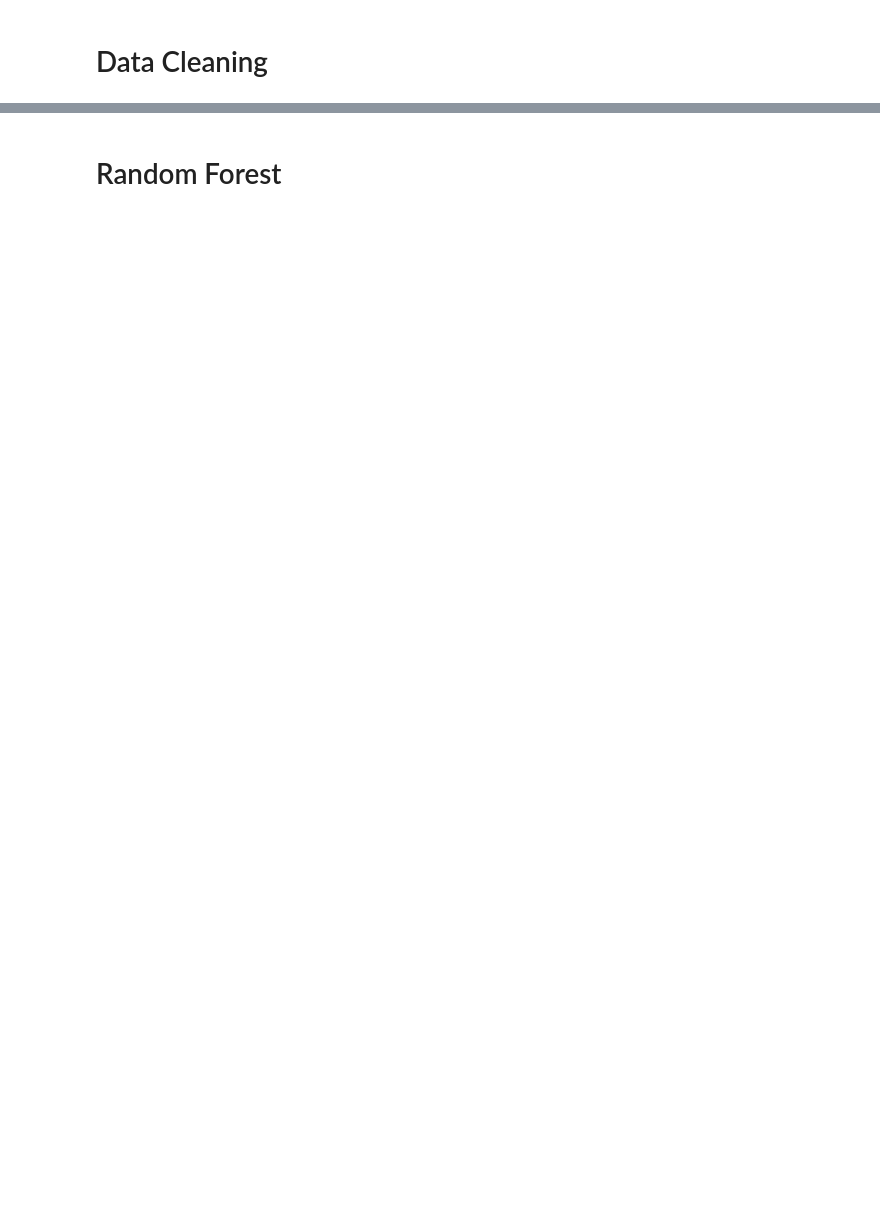
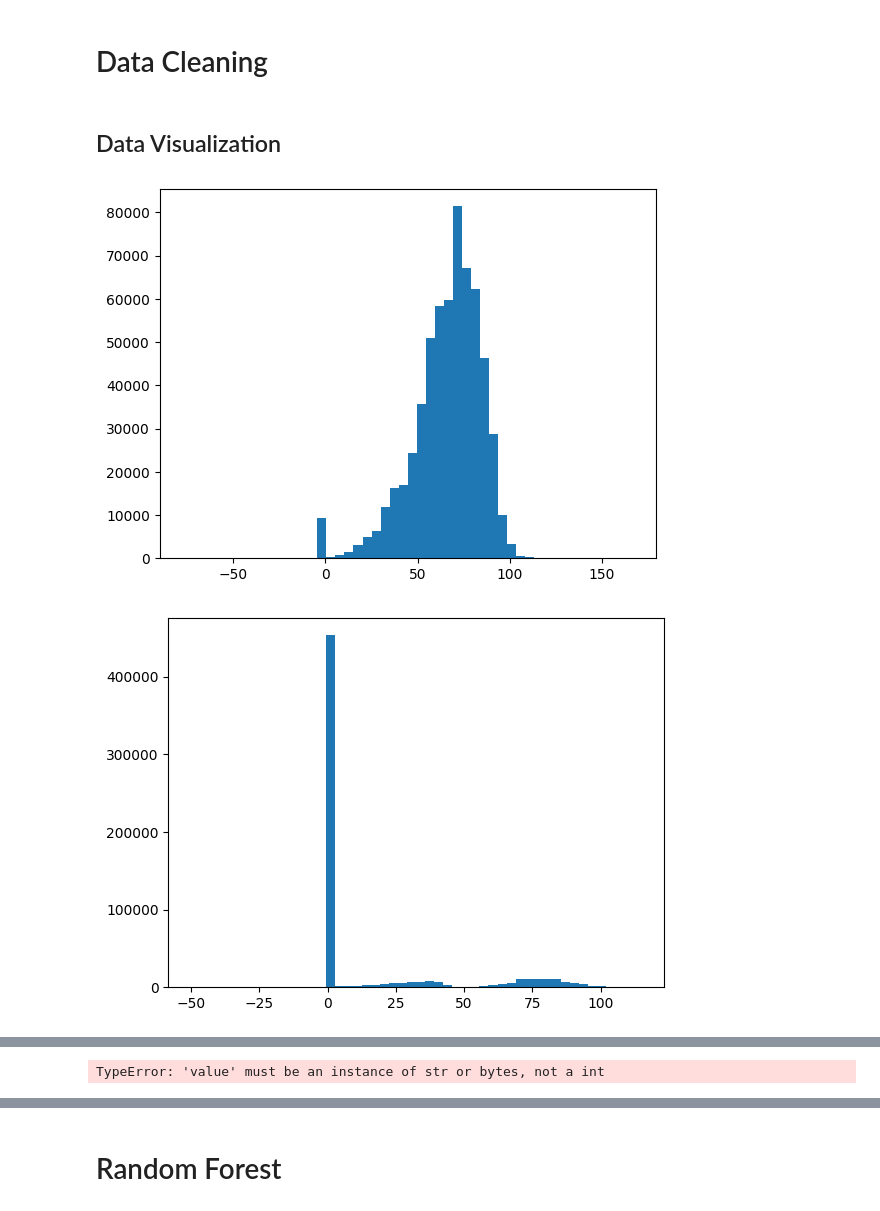
Before and after one commit to fletchmur/car-accidents, a Jupyter notebook: weather_stuff.ipynb, the cells around one changed output, grey strips where cells are left out. Saved outputs shown, nothing was run; the diff lists cells and outputs as text; code cells hidden in the pictures; blank space fills up the shorter version.

```diff
--- a/weather_stuff.ipynb
+++ b/weather_stuff.ipynb
@@ -35,3 +35,26 @@ X = data.drop(columns=['Severity'])
 y = data['Severity']
 # Split the data into training and testing sets
 X_train, X_test, y_train, y_test = train_test_split(X, y, random_state=2)
+# %% [markdown]
+## Data Visualization
+# %%
+plt.hist(df['Temperature(F)'], bins=50)
+plt.show()
+plt.hist(df['Wind_Chill(F)'], bins=50)
+plt.show()
+plt.hist(df['Humidity(%)'], bins=50)
+plt.show()
+plt.hist(df['Pressure(in)'], bins=50)
+plt.show()
+plt.hist(df['Visibility(mi)'], bins=50)
+plt.show()
+plt.hist(df['Wind_Direction'], bins=50)
+plt.show()
+plt.hist(df['Wind_Speed(mph)'], bins=50)
+plt.show()
+plt.hist(df['Precipitation(in)'], bins=50)
+plt.show()
+plt.hist(df['Weather_Condition'], bins=50)
+# %% [output]
+[figure, added]
+[figure, added]
@@ -37,0 +64 @@ X_train, X_test, y_train, y_test = train_test_split(X, y, random_state=2)
+TypeError: 'value' must be an instance of str or bytes, not a int
```
Also changed, not shown: parts of 7 cells of this notebook.
